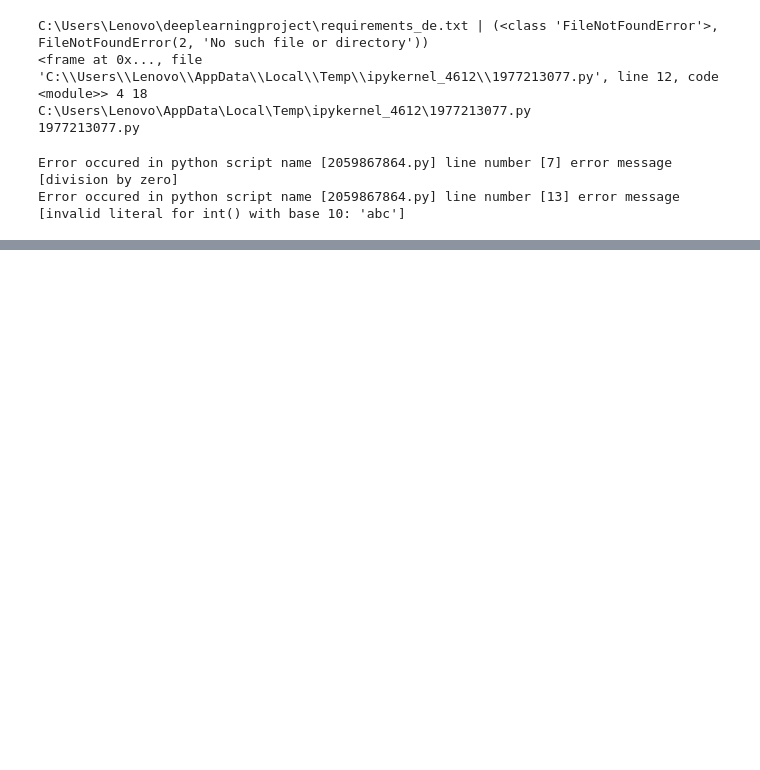
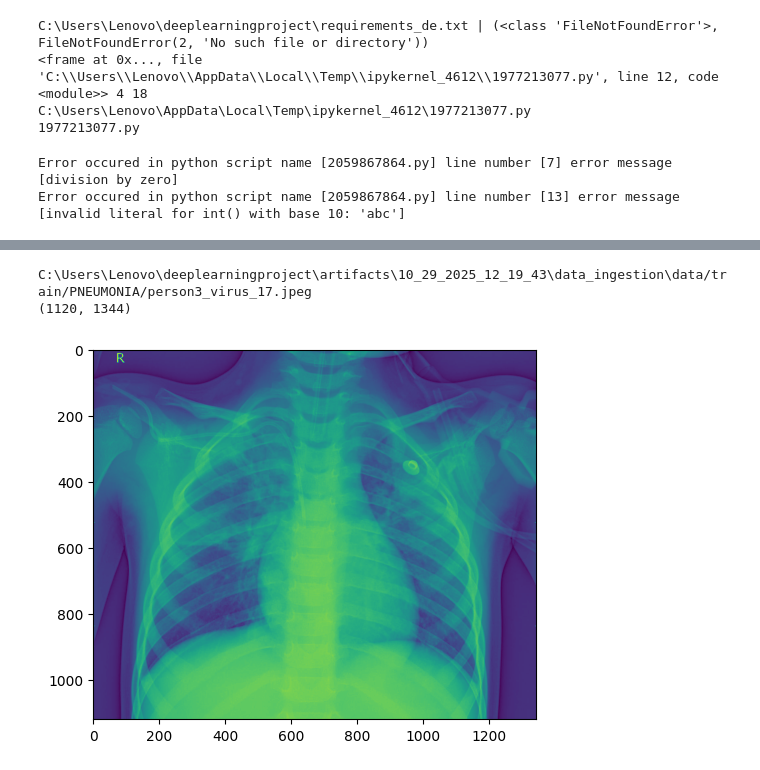
Before and after one commit to galibmulani/deeplearningproject, a Jupyter notebook: experiment/experiment.ipynb, the cells around one changed output, grey strips where cells are left out. Saved outputs shown, nothing was run; the diff lists cells and outputs as text; code cells hidden in the pictures; blank space fills up the shorter version.

```diff
--- a/experiment/experiment.ipynb
+++ b/experiment/experiment.ipynb
@@ -75,0 +88,2 @@ Error occured in python script name [2059867864.py] line number [13] error messa
+# %%
+data_path = os.getcwd()
@@ -75,0 +219,11 @@ Error occured in python script name [2059867864.py] line number [13] error messa
+# %%
+img = data_path + "/train/PNEUMONIA/"+train_pnuemonia_class[np.random.randint(0,len(train_pnuemonia_class))]
+print(img)
+print(plt.imread(img).shape)
+img = mpimg.imread(img)
+imgplot = plt.imshow(img)
+plt.show()
+# %% [output]
+C:\Users\Lenovo\deeplearningproject\artifacts\10_29_2025_12_19_43\data_ingestion\data/train/PNEUMONIA/person3_virus_17.jpeg
+(1120, 1344)
+[figure, added]
```
Also changed, not shown: parts of 40 cells of this notebook, 8 other files.
